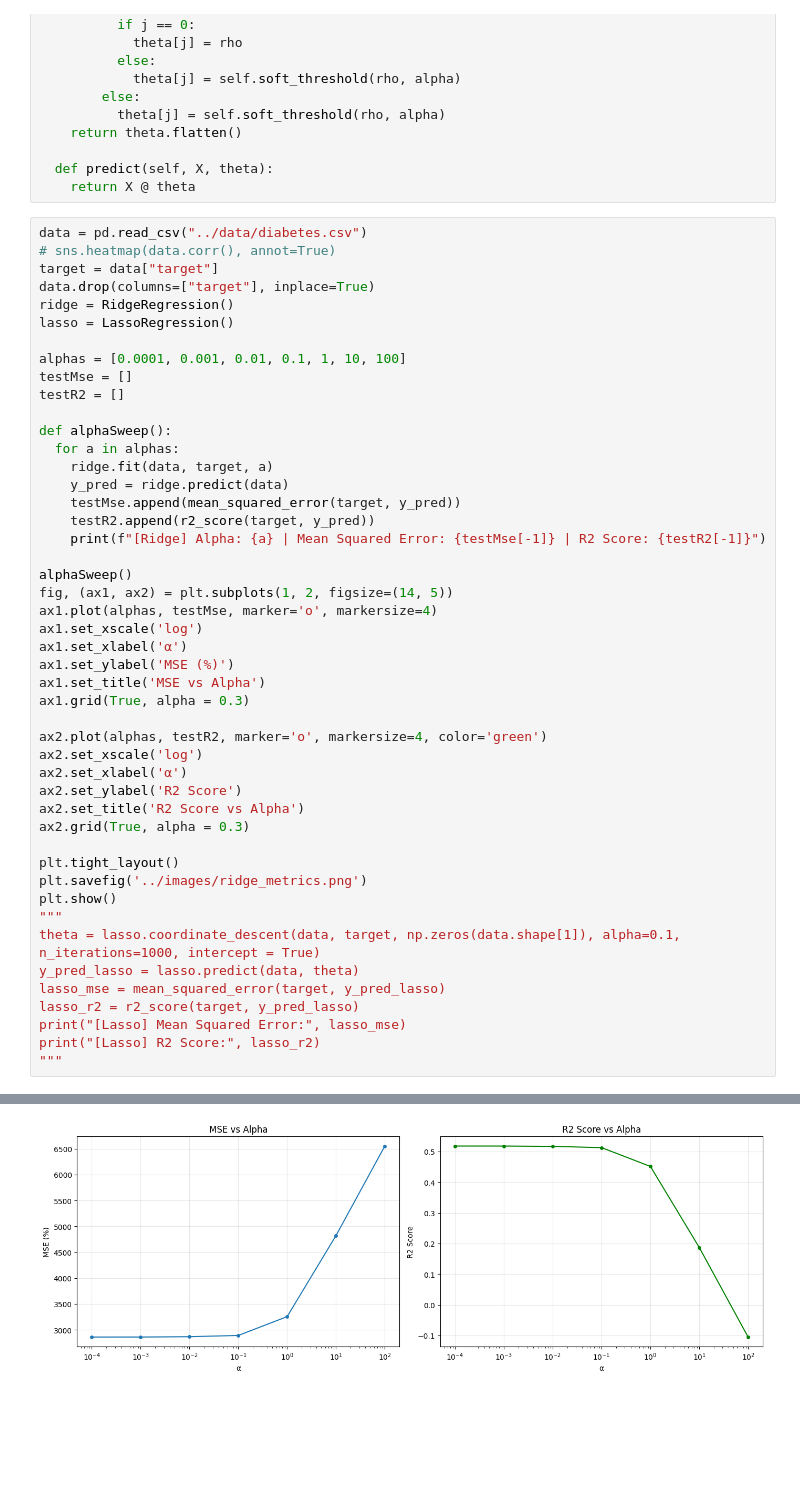
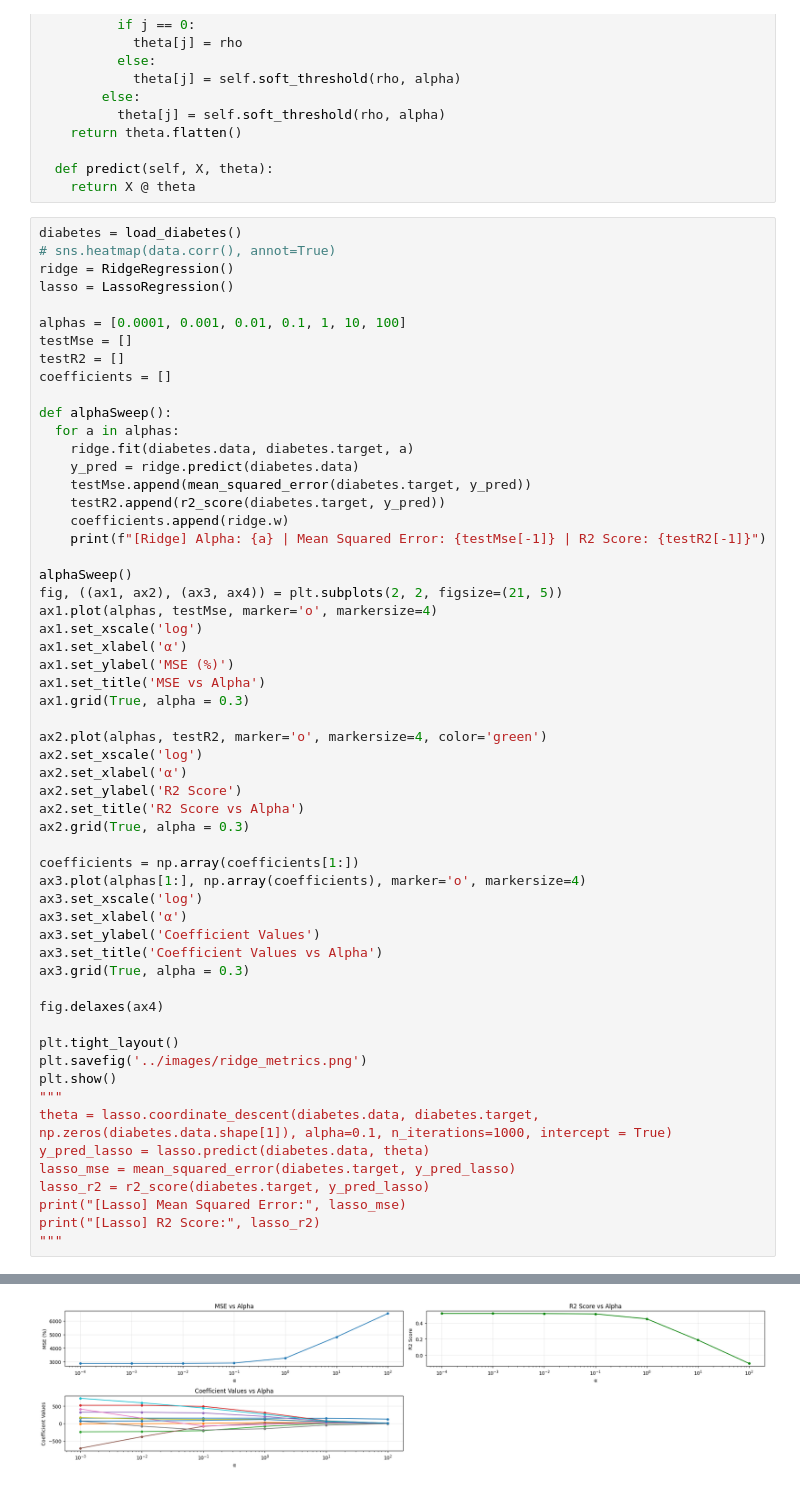
Before and after one commit to Ghady-Abboud/ai-ml, a Jupyter notebook: lasso-ridge-comp/src/main.ipynb, the cells around one changed output, grey strips where cells are left out. Saved outputs shown, nothing was run; the diff lists cells and outputs as text; blank space fills up the shorter version.

Commit message:
Add Coefficient vs Alpha Graph

```diff
--- a/lasso-ridge-comp/src/main.ipynb
+++ b/lasso-ridge-comp/src/main.ipynb
@@ -62,27 +63,27 @@ class LassoRegression:
   def predict(self, X, theta):
     return X @ theta
 # %%
-data = pd.read_csv("../data/diabetes.csv")
+diabetes = load_diabetes()
 # sns.heatmap(data.corr(), annot=True)
-target = data["target"]
-data.drop(columns=["target"], inplace=True)
 ridge = RidgeRegression()
 lasso = LassoRegression()
 
 alphas = [0.0001, 0.001, 0.01, 0.1, 1, 10, 100]
 testMse = []
 testR2 = []
+coefficients = []
 
 def alphaSweep():
   for a in alphas:
-    ridge.fit(data, target, a)
-    y_pred = ridge.predict(data)
-    testMse.append(mean_squared_error(target, y_pred))
-    testR2.append(r2_score(target, y_pred))
+    ridge.fit(diabetes.data, diabetes.target, a)
+    y_pred = ridge.predict(diabetes.data)
+    testMse.append(mean_squared_error(diabetes.target, y_pred))
+    testR2.append(r2_score(diabetes.target, y_pred))
+    coefficients.append(ridge.w)
     print(f"[Ridge] Alpha: {a} | Mean Squared Error: {testMse[-1]} | R2 Score: {testR2[-1]}")
 
 alphaSweep()
-fig, (ax1, ax2) = plt.subplots(1, 2, figsize=(14, 5))
+fig, ((ax1, ax2), (ax3, ax4)) = plt.subplots(2, 2, figsize=(21, 5))
 ax1.plot(alphas, testMse, marker='o', markersize=4)
 ax1.set_xscale('log')
 ax1.set_xlabel('α')
@@ -97,14 +98,24 @@ ax2.set_ylabel('R2 Score')
 ax2.set_title('R2 Score vs Alpha')
 ax2.grid(True, alpha = 0.3)
 
+coefficients = np.array(coefficients[1:])
+ax3.plot(alphas[1:], np.array(coefficients), marker='o', markersize=4)
+ax3.set_xscale('log')
+ax3.set_xlabel('α')
+ax3.set_ylabel('Coefficient Values')
+ax3.set_title('Coefficient Values vs Alpha')
+ax3.grid(True, alpha = 0.3)
+
+fig.delaxes(ax4)
+
 plt.tight_layout()
 plt.savefig('../images/ridge_metrics.png')
 plt.show()
 """
-theta = lasso.coordinate_descent(data, target, np.zeros(data.shape[1]), alpha=0.1, n_iterations=1000, intercept = True)
-y_pred_lasso = lasso.predict(data, theta)
-lasso_mse = mean_squared_error(target, y_pred_lasso)
-lasso_r2 = r2_score(target, y_pred_lasso)
+theta = lasso.coordinate_descent(diabetes.data, diabetes.target, np.zeros(diabetes.data.shape[1]), alpha=0.1, n_iterations=1000, intercept = True)
+y_pred_lasso = lasso.predict(diabetes.data, theta)
+lasso_mse = mean_squared_error(diabetes.target, y_pred_lasso)
+lasso_r2 = r2_score(diabetes.target, y_pred_lasso)
 print("[Lasso] Mean Squared Error:", lasso_mse)
 print("[Lasso] R2 Score:", lasso_r2)
 """
@@ -119 +131 @@ print("[Lasso] R2 Score:", lasso_r2)
-[figure, old version]
+[figure, new version]
```
Also changed, not shown: parts of 2 cells of this notebook, 1 other file.
